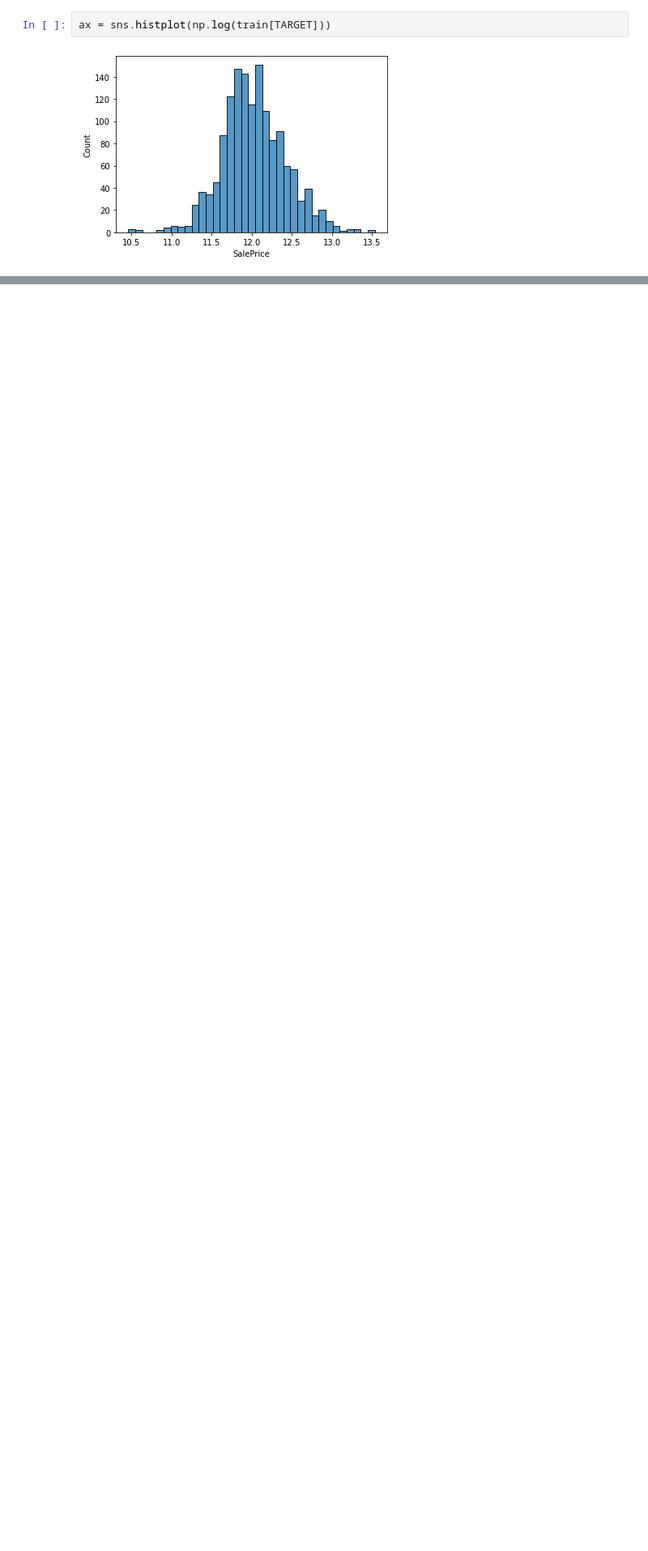
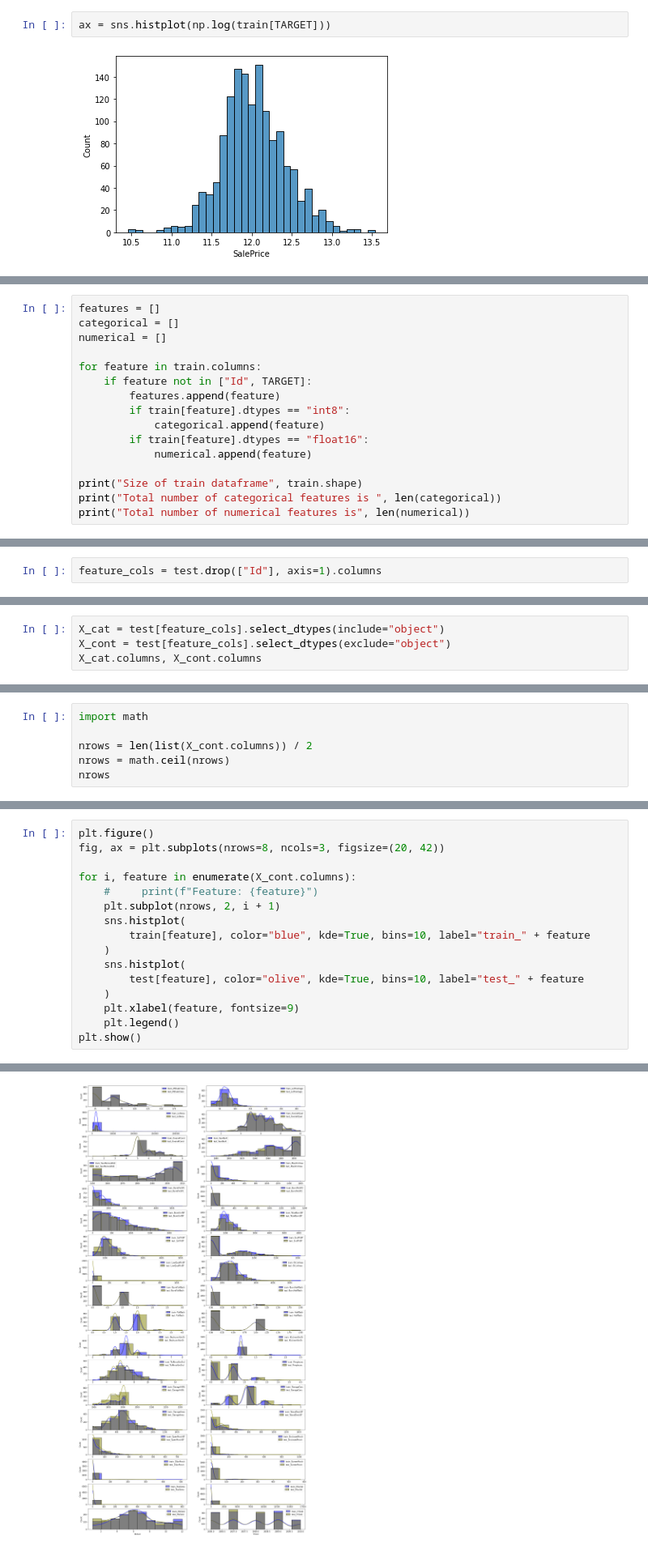
Before and after one commit to melling/ml-regression, a Jupyter notebook: house-prices-target-feature-distributions.ipynb, the cells around one changed output, grey strips where cells are left out. Shown: that part at 81% size. Saved outputs shown, nothing was run; the diff lists cells and outputs as text; blank space fills up the shorter version.

Commit message:
Kaggle Notebook | House Prices: Target + Feature Distributions | Version 2

```diff
--- a/house-prices-target-feature-distributions.ipynb
+++ b/house-prices-target-feature-distributions.ipynb
@@ -113,0 +143,16 @@ ax = sns.histplot(np.log(train[TARGET]))
+# %%
+features = []
+categorical = []
+numerical = []
+
+for feature in train.columns:
+    if feature not in ["Id", TARGET]:
+        features.append(feature)
+        if train[feature].dtypes == "int8":
+            categorical.append(feature)
+        if train[feature].dtypes == "float16":
+            numerical.append(feature)
+
+print("Size of train dataframe", train.shape)
+print("Total number of categorical features is ", len(categorical))
+print("Total number of numerical features is", len(numerical))
@@ -113,0 +167,2 @@ ax = sns.histplot(np.log(train[TARGET]))
+# %%
+feature_cols = test.drop(["Id"], axis=1).columns
@@ -113,0 +171,4 @@ ax = sns.histplot(np.log(train[TARGET]))
+# %%
+X_cat = test[feature_cols].select_dtypes(include="object")
+X_cont = test[feature_cols].select_dtypes(exclude="object")
+X_cat.columns, X_cont.columns
@@ -113,0 +261,6 @@ ax = sns.histplot(np.log(train[TARGET]))
+# %%
+import math
+
+nrows = len(list(X_cont.columns)) / 2
+nrows = math.ceil(nrows)
+nrows
@@ -113,0 +274,17 @@ ax = sns.histplot(np.log(train[TARGET]))
+# %%
+plt.figure()
+fig, ax = plt.subplots(nrows=8, ncols=3, figsize=(20, 42))
+
+for i, feature in enumerate(X_cont.columns):
+    #     print(f"Feature: {feature}")
+    plt.subplot(nrows, 2, i + 1)
+    sns.histplot(
+        train[feature], color="blue", kde=True, bins=10, label="train_" + feature
+    )
+    sns.histplot(
+        test[feature], color="olive", kde=True, bins=10, label="test_" + feature
+    )
+    plt.xlabel(feature, fontsize=9)
+    plt.legend()
+plt.show()
+# %% [output]
@@ -113,0 +292 @@ ax = sns.histplot(np.log(train[TARGET]))
+[figure, added]
```
Also changed, not shown: parts of 20 cells of this notebook.
